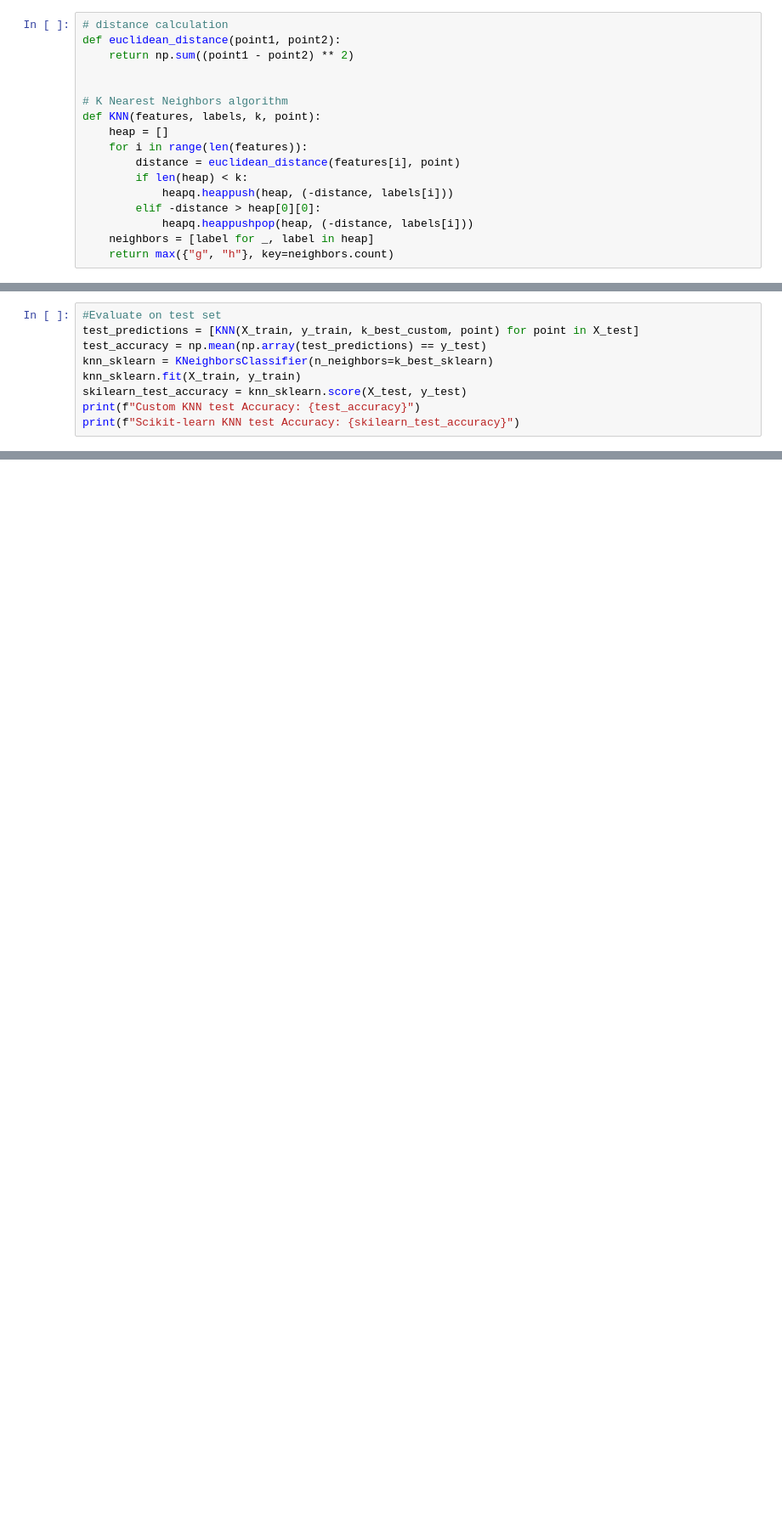
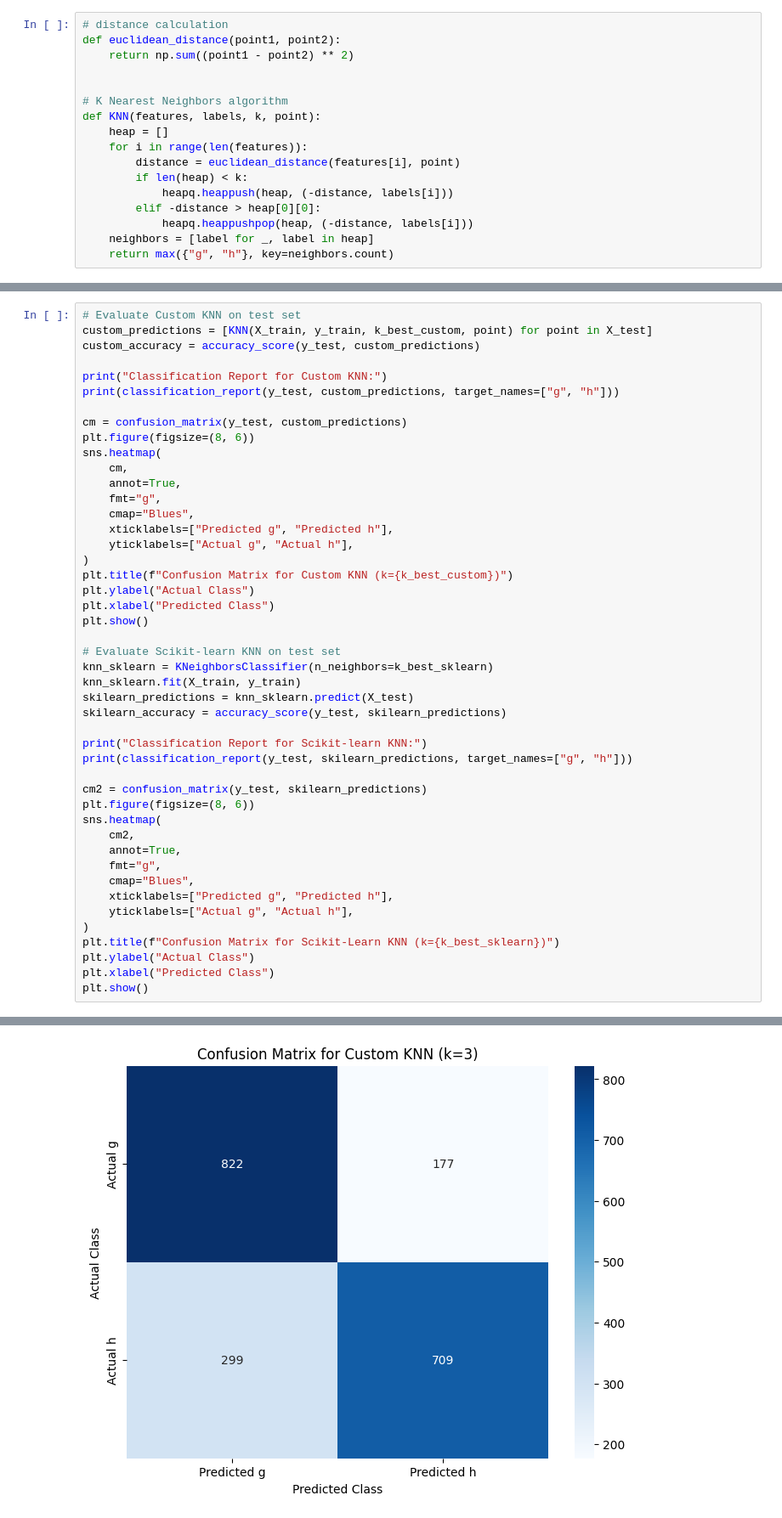
Before and after one commit to bassam-14/KNN-Linear-Regression, a Jupyter notebook: KNN/main.ipynb, the cells around one changed output, grey strips where cells are left out. Shown: that part at 85% size. Saved outputs shown, nothing was run; the diff lists cells and outputs as text; blank space fills up the shorter version.

```diff
--- a/KNN/main.ipynb
+++ b/KNN/main.ipynb
@@ -91,10 +93,47 @@ Best k for Scikit-learn KNN: 3 with accuracy: 0.7642073778664008
 # %%
-#Evaluate on test set
-test_predictions = [KNN(X_train, y_train, k_best_custom, point) for point in X_test]
-test_accuracy = np.mean(np.array(test_predictions) == y_test)
+# Evaluate Custom KNN on test set
+custom_predictions = [KNN(X_train, y_train, k_best_custom, point) for point in X_test]
+custom_accuracy = accuracy_score(y_test, custom_predictions)
+
+print("Classification Report for Custom KNN:")
+print(classification_report(y_test, custom_predictions, target_names=["g", "h"]))
+
+cm = confusion_matrix(y_test, custom_predictions)
+plt.figure(figsize=(8, 6))
+sns.heatmap(
+    cm,
+    annot=True,
+    fmt="g",
+    cmap="Blues",
+    xticklabels=["Predicted g", "Predicted h"],
+    yticklabels=["Actual g", "Actual h"],
+)
+plt.title(f"Confusion Matrix for Custom KNN (k={k_best_custom})")
+plt.ylabel("Actual Class")
+plt.xlabel("Predicted Class")
+plt.show()
+
+# Evaluate Scikit-learn KNN on test set
 knn_sklearn = KNeighborsClassifier(n_neighbors=k_best_sklearn)
 knn_sklearn.fit(X_train, y_train)
-skilearn_test_accuracy = knn_sklearn.score(X_test, y_test)
-print(f"Custom KNN test Accuracy: {test_accuracy}")
-print(f"Scikit-learn KNN test Accuracy: {skilearn_test_accuracy}")
+skilearn_predictions = knn_sklearn.predict(X_test)
+skilearn_accuracy = accuracy_score(y_test, skilearn_predictions)
+
+print("Classification Report for Scikit-learn KNN:")
+print(classification_report(y_test, skilearn_predictions, target_names=["g", "h"]))
+
+cm2 = confusion_matrix(y_test, skilearn_predictions)
+plt.figure(figsize=(8, 6))
+sns.heatmap(
+    cm2,
+    annot=True,
+    fmt="g",
+    cmap="Blues",
+    xticklabels=["Predicted g", "Predicted h"],
+    yticklabels=["Actual g", "Actual h"],
+)
+plt.title(f"Confusion Matrix for Scikit-Learn KNN (k={k_best_sklearn})")
+plt.ylabel("Actual Class")
+plt.xlabel("Predicted Class")
+plt.show()
 # %% [output]
@@ -102,0 +149 @@ Scikit-learn KNN test Accuracy: 0.7628300946686597
+[figure, added]
```
Also changed, not shown: parts of 4 cells of this notebook.
